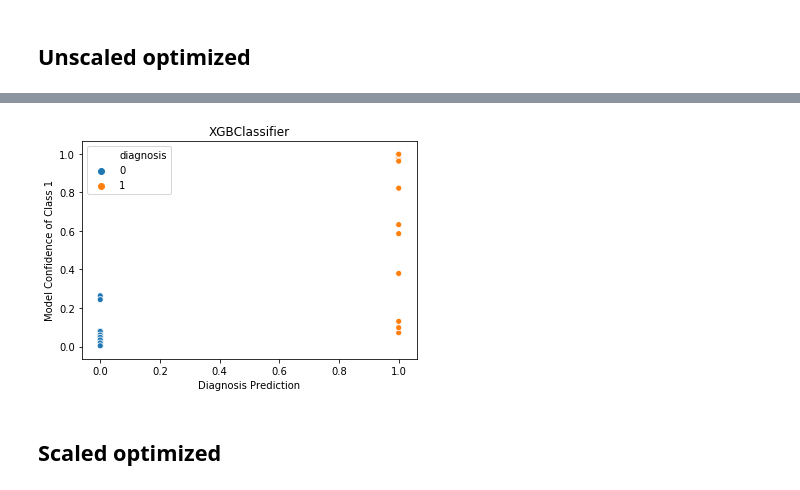
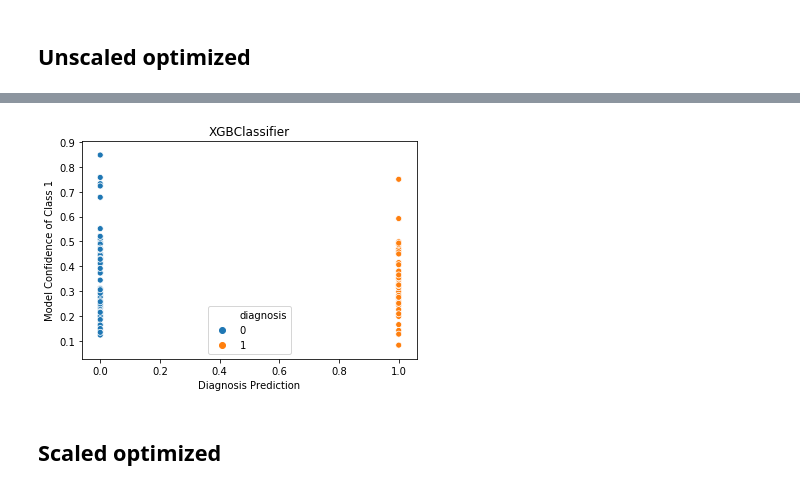
Before and after one commit to rhkhoo/Breast_Cancer_Diagnosis, a Jupyter notebook: XGB_Breast_Cancer.ipynb, the cells around one changed output, grey strips where cells are left out. Cells and saved outputs as stored; diff of their text form; code cells hidden in the pictures.

```diff
--- a/XGB_Breast_Cancer.ipynb
+++ b/XGB_Breast_Cancer.ipynb
@@ -471,12 +495,12 @@ plt.show()
 # %%
-confidence = model_xgb_op.predict_proba(X_test_op)[:,1]
+confidence = model_xgb_scale_op.predict_proba(X_test_scaled_op)[:,1]
 
 sns.scatterplot(y_test, confidence, hue = y_test)
 plt.ylabel('Model Confidence of Class 1')
 plt.xlabel('Diagnosis Prediction')
 plt.title('XGBClassifier')
 plt.show()
 # %% [output]
-[figure, old version]
+[figure, new version]
 # %% [markdown]
 ## Scaled optimized
```
Also changed, not shown: parts of 36 cells of this notebook, 7 other files.
